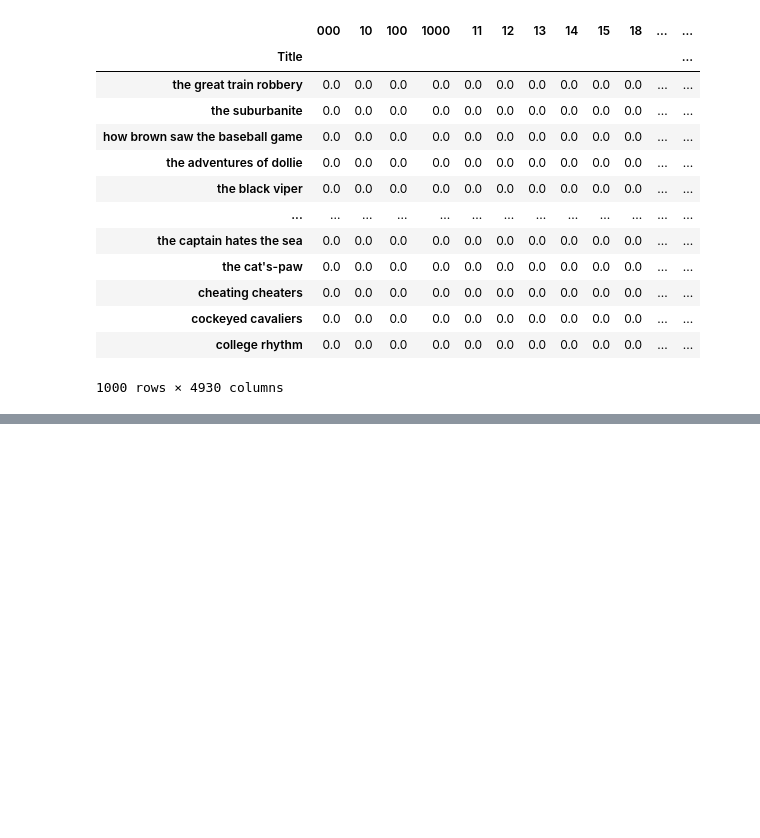
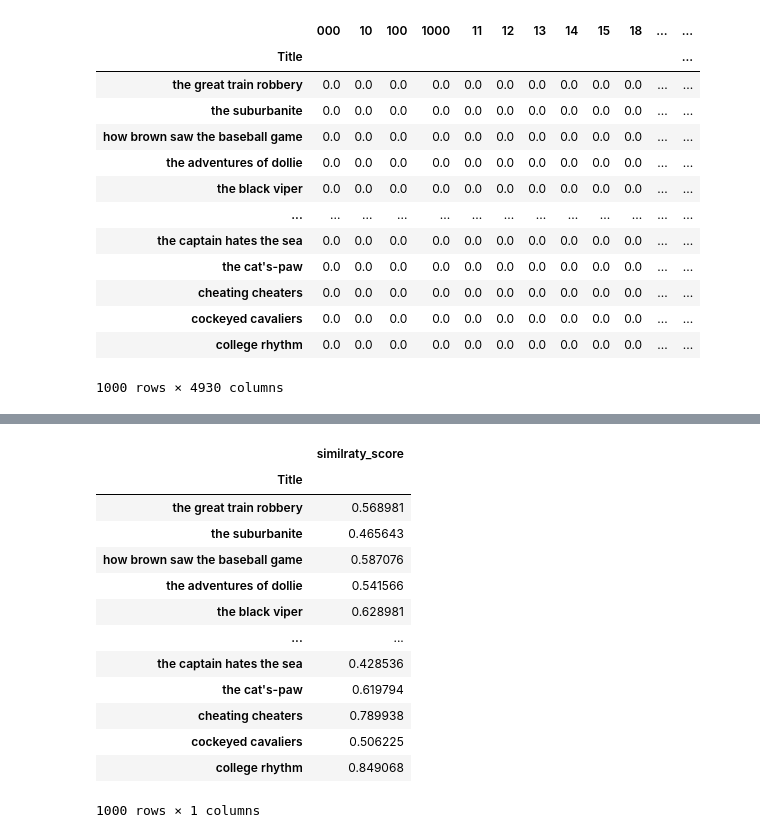
Before and after one commit to Belal-AI/Books-, a Jupyter notebook: Recommneder_systems.ipynb, the cells around one changed output, grey strips where cells are left out. Saved outputs shown, nothing was run; the diff lists cells and outputs as text; code cells hidden in the pictures; blank space fills up the shorter version.

```diff
--- a/Recommneder_systems.ipynb
+++ b/Recommneder_systems.ipynb
@@ -353,0 +358,4 @@ pd.DataFrame(cosine_similarity_table,index=tf_idf_df.index,columns=tf_idf_df.ind
+# %%
+user_porfile=tf_idf_with_similarity[tf_idf_with_similarity.index.isin(say_userA_like)]
+# %%
+user_porfile=user_porfile.mean()
@@ -353,0 +364,21 @@ pd.DataFrame(cosine_similarity_table,index=tf_idf_df.index,columns=tf_idf_df.ind
+# %%
+cosine_similarity_for_user=cosine_similarity(user_porfile.values.reshape(1,-1),tf_idf_with_similarity)
+# %%
+similraty_score_for_useara_for_each_item=pd.DataFrame(cosine_similarity_for_user.T,index=tf_idf_with_similarity.index,columns=['similraty_score'])
+# %%
+similraty_score_for_useara_for_each_item
+# %% [output]
+|  | similraty_score |
+| Title |  |
+| the great train robbery | 0.568981 |
+| the suburbanite | 0.465643 |
+| how brown saw the baseball game | 0.587076 |
+| the adventures of dollie | 0.541566 |
+| the black viper | 0.628981 |
+| ... | ... |
+| the captain hates the sea | 0.428536 |
+| the cat's-paw | 0.619794 |
+| cheating cheaters | 0.789938 |
+| cockeyed cavaliers | 0.506225 |
+| college rhythm | 0.849068 |
+1000 rows × 1 columns
```
Also changed, not shown: parts of 6 cells of this notebook.
